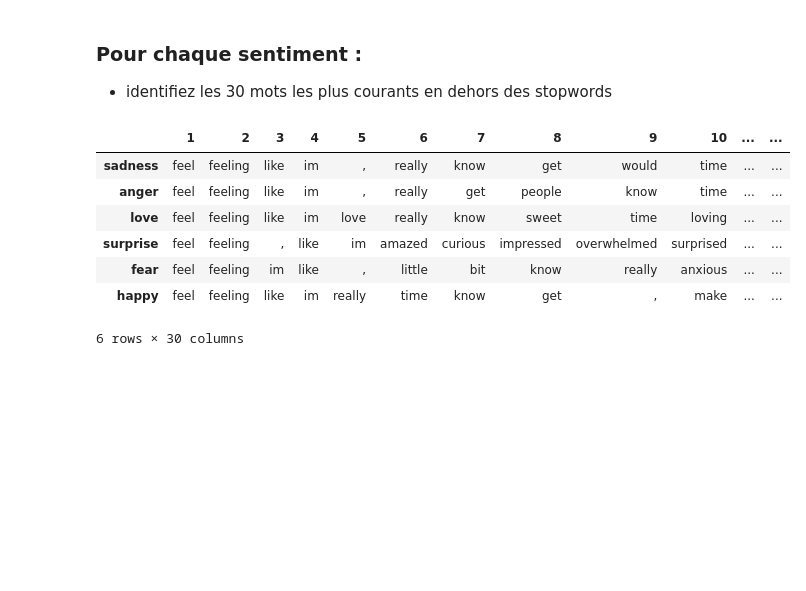
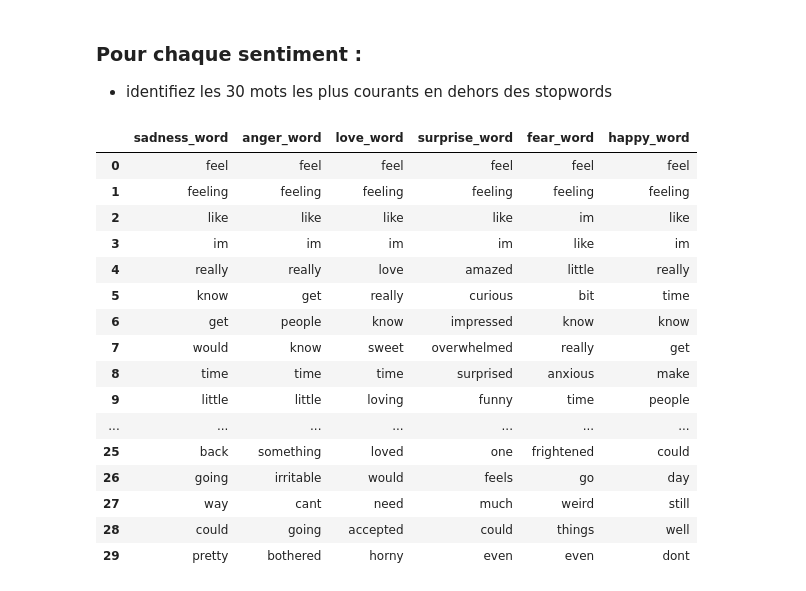
Before and after one commit to Evgeni1494/NLP_Psy, a Jupyter notebook: Analyse_NLP.ipynb, the cells around one changed output. Saved outputs shown, nothing was run; the diff lists cells and outputs as text; code cells hidden in the pictures; blank space fills up the shorter version.

```diff
--- a/Analyse_NLP.ipynb
+++ b/Analyse_NLP.ipynb
@@ -125,40 +143,58 @@ Name: count, Length: 149, dtype: int64
 # %%
 def get_top_words(text, n=30):
     tokens = word_tokenize(text)
     filtered_tokens = [word.lower() for word in tokens if word.lower() not in stopwords_list]
     word_counts = pd.Series(filtered_tokens).value_counts().rename_axis('Mots').reset_index(name='Occurrences')
     top_words = word_counts.head(n)
     return top_words
 
 # Créer un dictionnaire pour stocker les données des émotions
 emotion_data = {}
 
 # Itérer sur chaque émotion et obtenir les mots les plus courants
 for emotion in data['Emotion'].unique():
     group = data[data['Emotion'] == emotion]
     top_words = get_top_words(' '.join(group['Text'].tolist()))
     emotion_data[emotion] = top_words['Mots']
 
 # Créer un DataFrame à partir du dictionnaire des données d'émotion
 text_top30_words = pd.DataFrame(emotion_data)
 
 # Transposer le DataFrame pour échanger les index et les colonnes
-text_top30_words = text_top30_words.transpose()
+# text_top30_words = text_top30_words.transpose()
 
-# Renommer les colonnes de 1 à 30 avec les numéros correspondants
-text_top30_words.columns = range(1, 31)
+# # Renommer les colonnes de 1 à 30 avec les numéros correspondants
+# text_top30_words.columns = range(1, 31)
 
 # Afficher le DataFrame
+noms_nouveaux = {'sadness': 'sadness_word',
+                 'anger': 'anger_word',
+                 'love': 'love_word',
+                 'surprise': 'surprise_word',
+                 'fear': 'fear_word',
+                 'happy': 'happy_word'}
+text_top30_words.rename(columns=noms_nouveaux, inplace=True)
+
+# Afficher le DataFrame avec les colonnes renommées
 text_top30_words
 # %% [output]
-|  | 1 | 2 | 3 | 4 | 5 | 6 | 7 | 8 | 9 | 10 | ... | ... |
-| sadness | feel | feeling | like | im | , | really | know | get | would | time | ... | ... |
-| anger | feel | feeling | like | im | , | really | get | people | know | time | ... | ... |
-| love | feel | feeling | like | im | love | really | know | sweet | time | loving | ... | ... |
-| surprise | feel | feeling | , | like | im | amazed | curious | impressed | overwhelmed | surprised | ... | ... |
-| fear | feel | feeling | im | like | , | little | bit | know | really | anxious | ... | ... |
-| happy | feel | feeling | like | im | really | time | know | get | , | make | ... | ... |
+|  | sadness_word | anger_word | love_word | surprise_word | fear_word | happy_word |
+| 0 | feel | feel | feel | feel | feel | feel |
+| 1 | feeling | feeling | feeling | feeling | feeling | feeling |
+| 2 | like | like | like | like | im | like |
+| 3 | im | im | im | im | like | im |
+| 4 | really | really | love | amazed | little | really |
+| 5 | know | get | really | curious | bit | time |
+| 6 | get | people | know | impressed | know | know |
+| 7 | would | know | sweet | overwhelmed | really | get |
+| 8 | time | time | time | surprised | anxious | make |
+| 9 | little | little | loving | funny | time | people |
+| ... | ... | ... | ... | ... | ... | ... |
+| 25 | back | something | loved | one | frightened | could |
+| 26 | going | irritable | would | feels | go | day |
+| 27 | way | cant | need | much | weird | still |
+| 28 | could | going | accepted | could | things | well |
+| 29 | pretty | bothered | horny | even | even | dont |
-6 rows × 30 columns
 # %%
 def get_top_words(text, n=30):
     tokens = word_tokenize(text)
```
Also changed, not shown: parts of 22 cells of this notebook, 7 other files.
